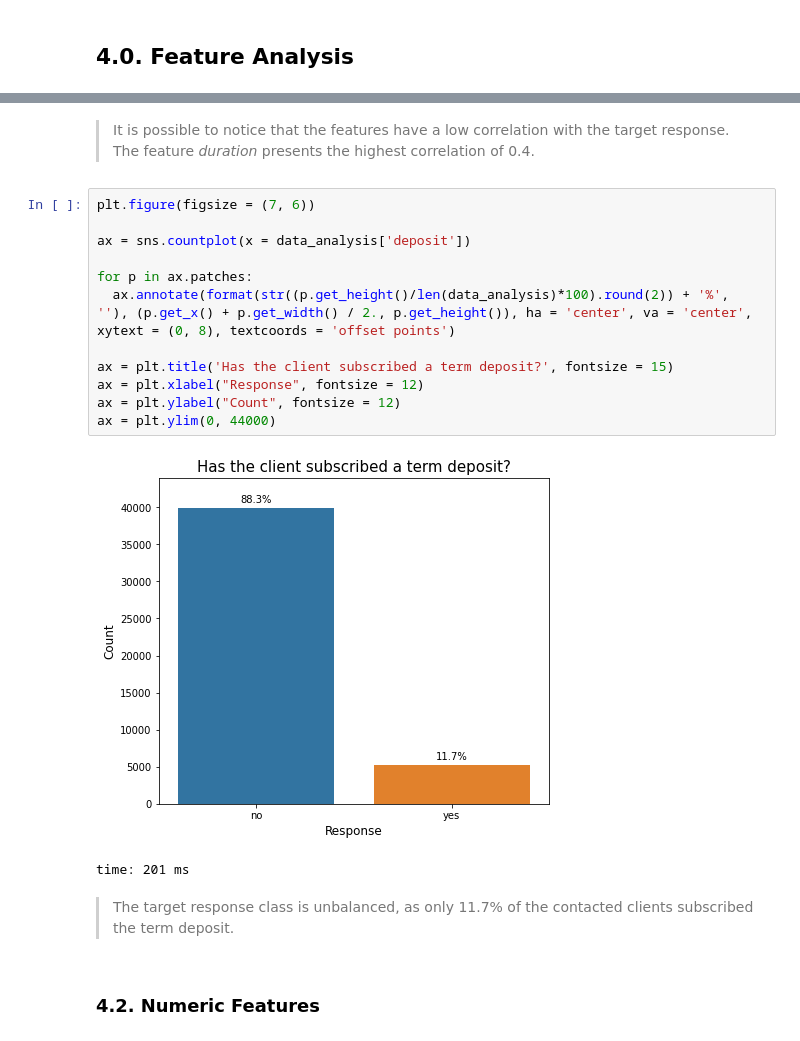
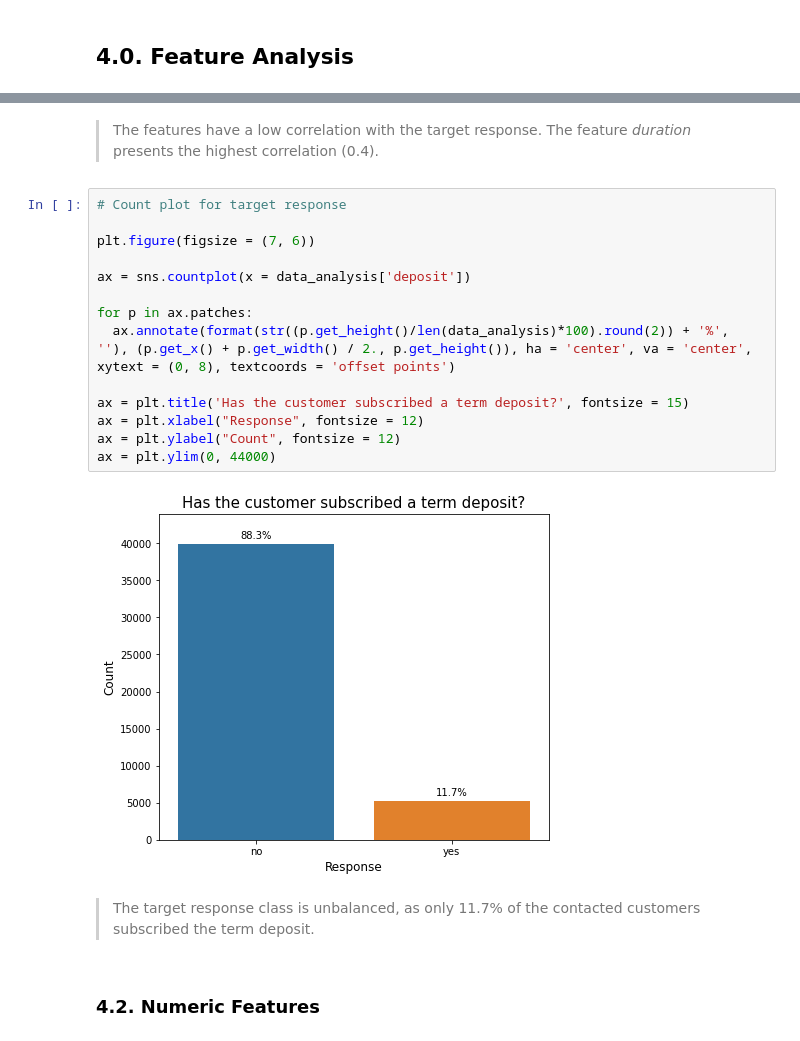
Before and after one commit to vitorlavor/Project2, a Jupyter notebook: ProjectBankMarketing.ipynb, the cells around one changed output, grey strips where cells are left out. Cells and saved outputs as stored; diff of their text form.

```diff
--- a/ProjectBankMarketing.ipynb
+++ b/ProjectBankMarketing.ipynb
@@ -259,22 +249,23 @@ time: 254 ms
 # %% [markdown]
-> It is possible to notice that the features have a low correlation with the target response. The feature *duration* presents the highest correlation of 0.4.
+> The features have a low correlation with the target response. The feature *duration* presents the highest correlation (0.4).
 # %%
+# Count plot for target response
+
 plt.figure(figsize = (7, 6))
 
 ax = sns.countplot(x = data_analysis['deposit'])
 
 for p in ax.patches:
   ax.annotate(format(str((p.get_height()/len(data_analysis)*100).round(2)) + '%', ''), (p.get_x() + p.get_width() / 2., p.get_height()), ha = 'center', va = 'center', xytext = (0, 8), textcoords = 'offset points')
 
-ax = plt.title('Has the client subscribed a term deposit?', fontsize = 15)
+ax = plt.title('Has the customer subscribed a term deposit?', fontsize = 15)
 ax = plt.xlabel("Response", fontsize = 12)
 ax = plt.ylabel("Count", fontsize = 12)
 ax = plt.ylim(0, 44000)
 # %% [output]
-[figure, old version]
+[figure, new version]
-time: 201 ms
 # %% [markdown]
-> The target response class is unbalanced, as only 11.7% of the contacted clients subscribed the term deposit.
+> The target response class is unbalanced, as only 11.7% of the contacted customers subscribed the term deposit.
 # %% [markdown]
 ### 4.2. Numeric Features
 # %%
```
Also changed, not shown: parts of 71 cells of this notebook.
